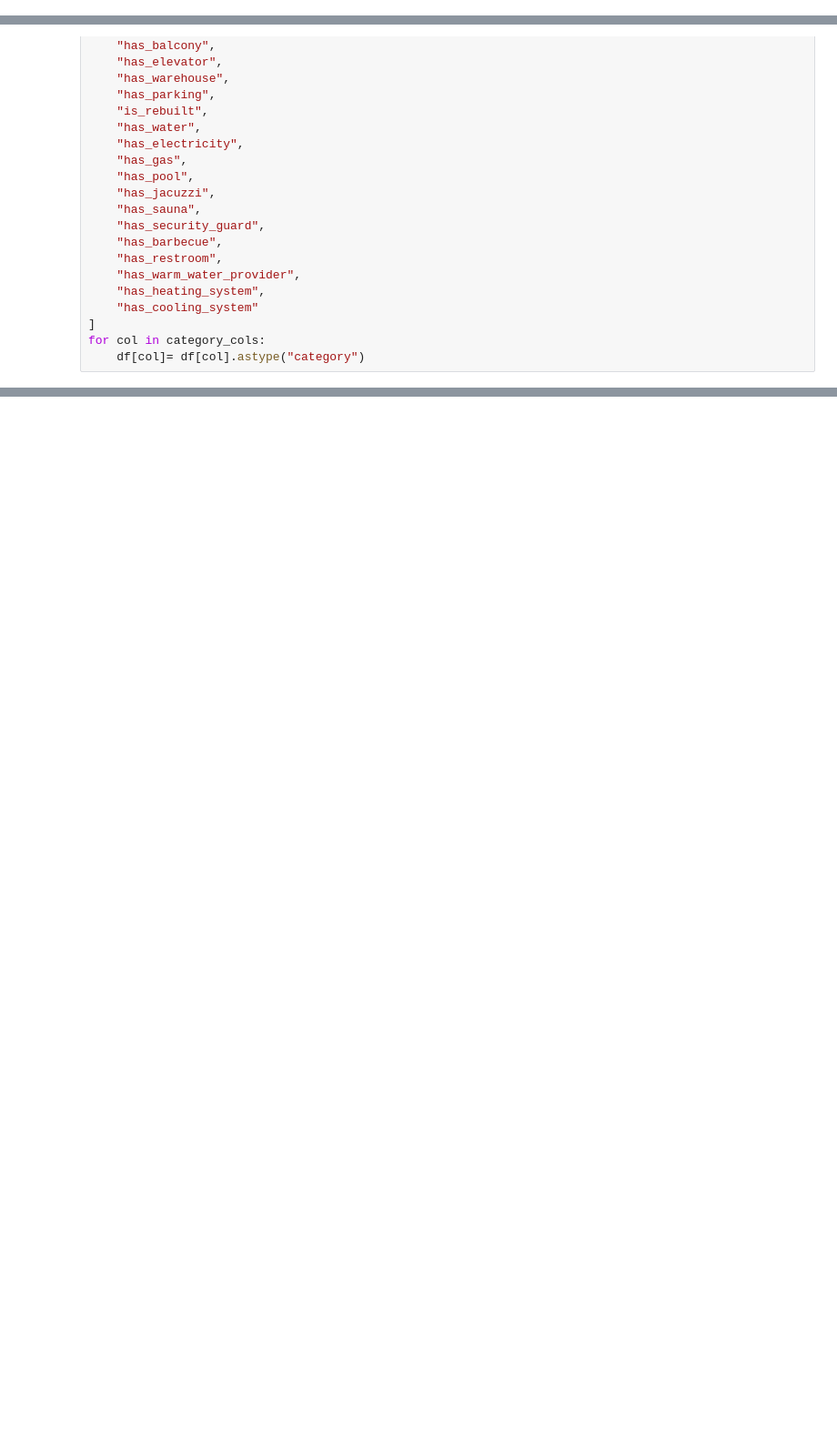
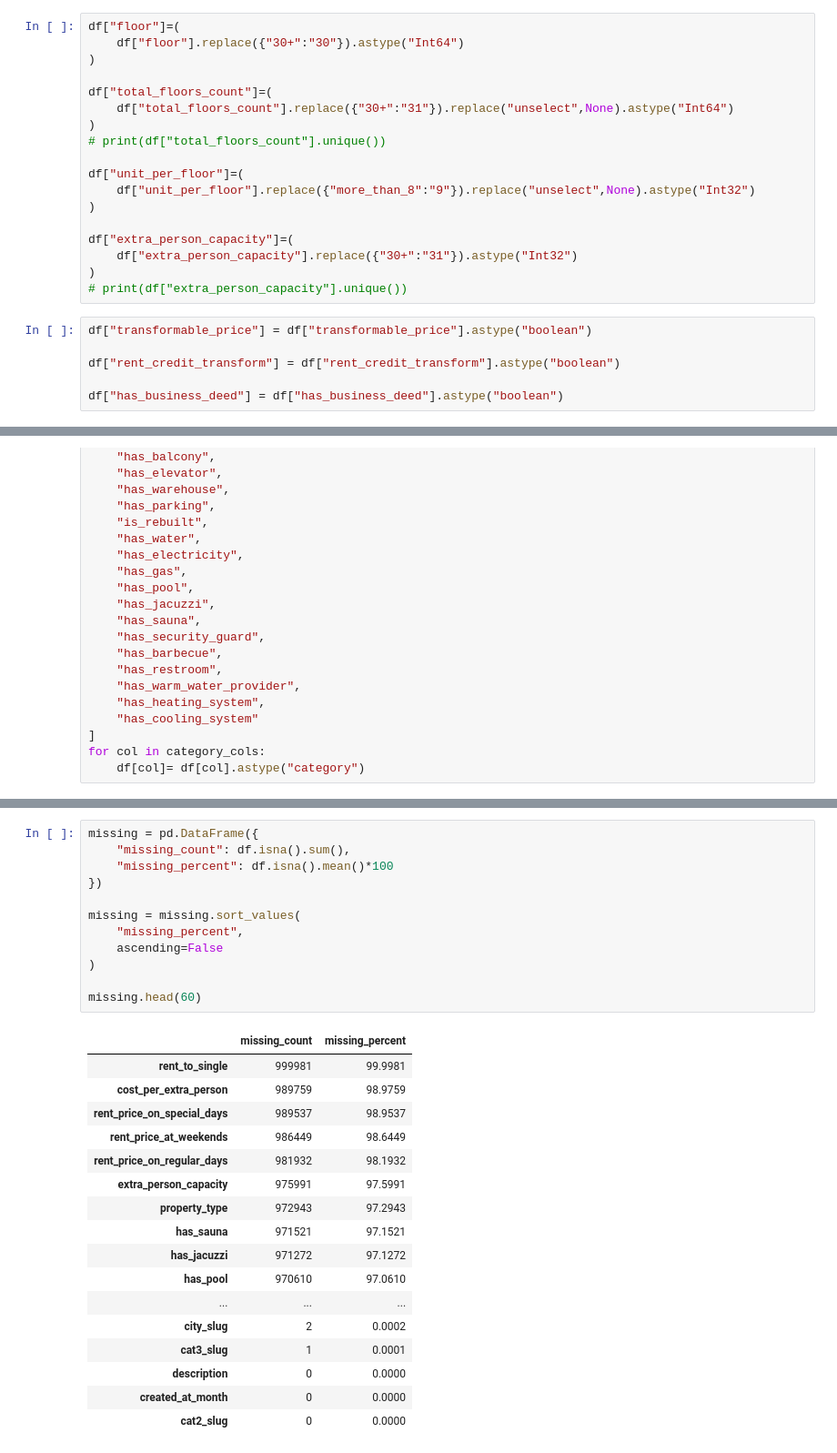
Before and after one commit to maryam1381/Data-Analysis-Final-Project, a Jupyter notebook: Notebooks/02_cleaning.ipynb, the cells around one changed output, grey strips where cells are left out. Shown at 91% size. Saved outputs shown, nothing was run; the diff lists cells and outputs as text; blank space fills up the shorter version.

```diff
--- a/Notebooks/02_cleaning.ipynb
+++ b/Notebooks/02_cleaning.ipynb
@@ -130,0 +140,24 @@ print(df["construction_year"].unique())
+# %%
+df["floor"]=(
+    df["floor"].replace({"30+":"30"}).astype("Int64")
+)
+
+df["total_floors_count"]=(
+    df["total_floors_count"].replace({"30+":"31"}).replace("unselect",None).astype("Int64")
+)
+# print(df["total_floors_count"].unique())
+
+df["unit_per_floor"]=(
+    df["unit_per_floor"].replace({"more_than_8":"9"}).replace("unselect",None).astype("Int32")
+)
+
+df["extra_person_capacity"]=(
+    df["extra_person_capacity"].replace({"30+":"31"}).astype("Int32")
+)
+# print(df["extra_person_capacity"].unique())
+# %%
+df["transformable_price"] = df["transformable_price"].astype("boolean")
+
+df["rent_credit_transform"] = df["rent_credit_transform"].astype("boolean")
+
+df["has_business_deed"] = df["has_business_deed"].astype("boolean")
@@ -167,0 +215,30 @@ for col in category_cols:
+# %%
+missing = pd.DataFrame({
+    "missing_count": df.isna().sum(),
+    "missing_percent": df.isna().mean()*100
+})
+
+missing = missing.sort_values(
+    "missing_percent",
+    ascending=False
+)
+
+missing.head(60)
+# %% [output]
+|  | missing_count | missing_percent |
+| rent_to_single | 999981 | 99.9981 |
+| cost_per_extra_person | 989759 | 98.9759 |
+| rent_price_on_special_days | 989537 | 98.9537 |
+| rent_price_at_weekends | 986449 | 98.6449 |
+| rent_price_on_regular_days | 981932 | 98.1932 |
+| extra_person_capacity | 975991 | 97.5991 |
+| property_type | 972943 | 97.2943 |
+| has_sauna | 971521 | 97.1521 |
+| has_jacuzzi | 971272 | 97.1272 |
+| has_pool | 970610 | 97.0610 |
+| ... | ... | ... |
+| city_slug | 2 | 0.0002 |
+| cat3_slug | 1 | 0.0001 |
+| description | 0 | 0.0000 |
+| created_at_month | 0 | 0.0000 |
+| cat2_slug | 0 | 0.0000 |
```
Also changed, not shown: parts of 5 cells of this notebook.
